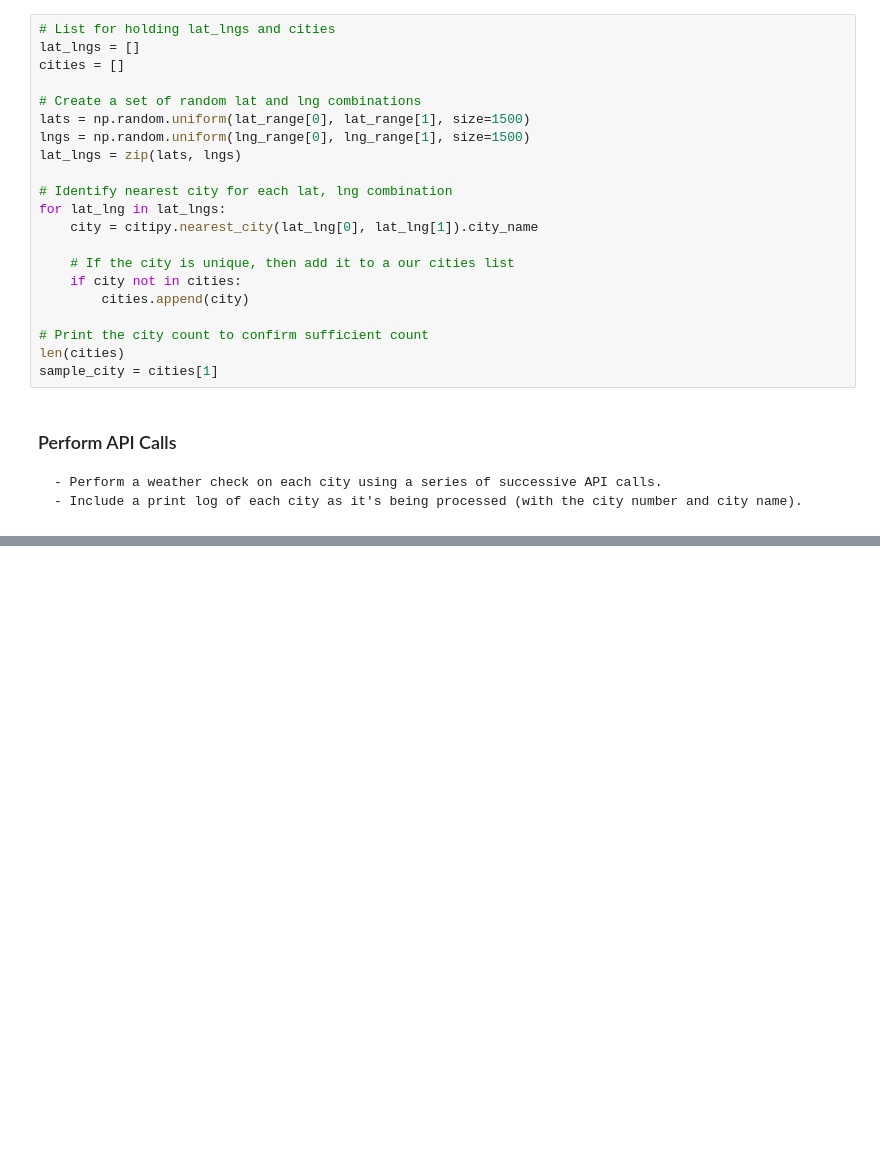
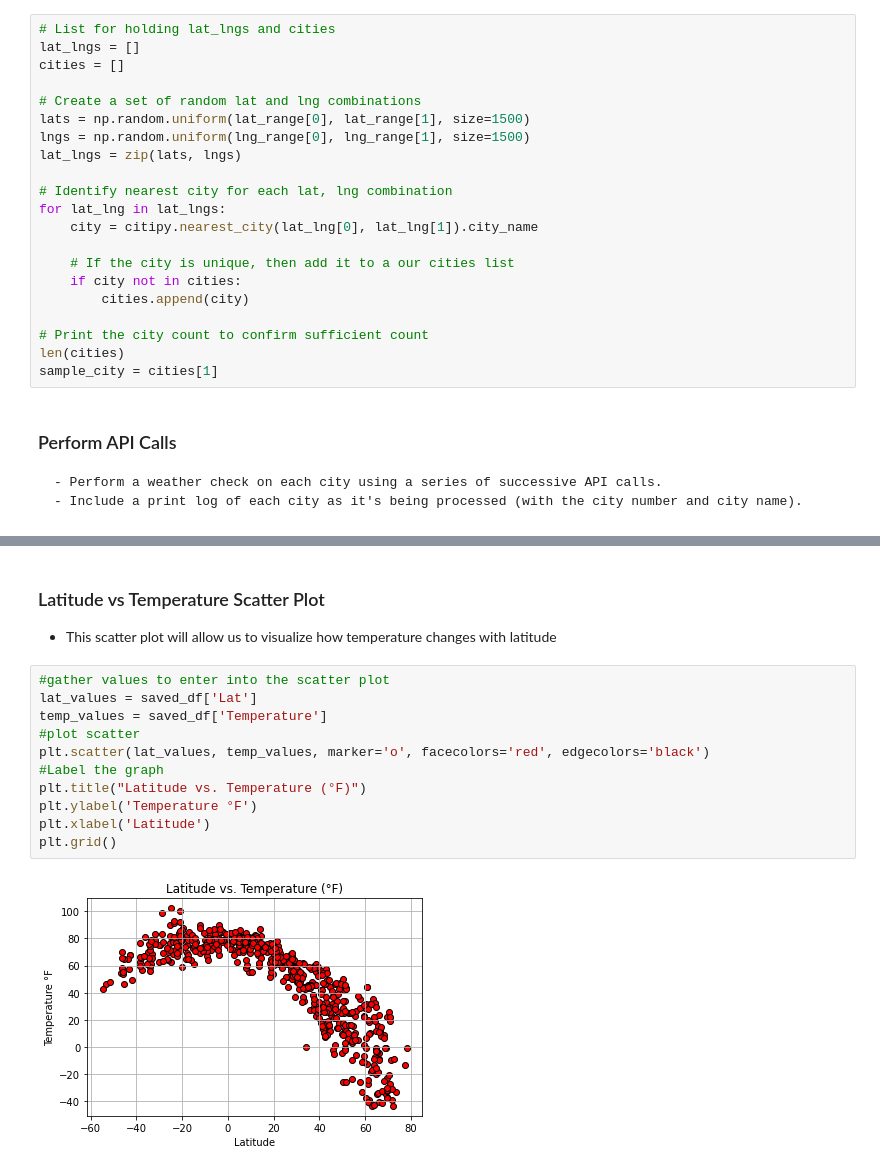
Before and after one commit to williamwall96/python-api-challenge, a Jupyter notebook: WeatherPy/WeatherPy.ipynb, the cells around one changed output, grey strips where cells are left out. Drawn from its saved outputs; the diff is of its cells as text; blank space fills up the shorter version.

Commit message:
Finished the code and observations/Analysis from the scatter plots with linear regressions

```diff
--- a/WeatherPy/WeatherPy.ipynb
+++ b/WeatherPy/WeatherPy.ipynb
@@ -197,0 +177,17 @@ weather_df
+# %% [markdown]
+### Latitude vs Temperature Scatter Plot
+
+- This scatter plot will allow us to visualize how temperature changes with latitude
+# %%
+#gather values to enter into the scatter plot
+lat_values = saved_df['Lat']
+temp_values = saved_df['Temperature']
+#plot scatter
+plt.scatter(lat_values, temp_values, marker='o', facecolors='red', edgecolors='black')
+#Label the graph
+plt.title("Latitude vs. Temperature (°F)")
+plt.ylabel('Temperature °F')
+plt.xlabel('Latitude')
+plt.grid()
+# %% [output]
+[figure, added]
```
Also changed, not shown: parts of 32 cells of this notebook, 1 other file.
